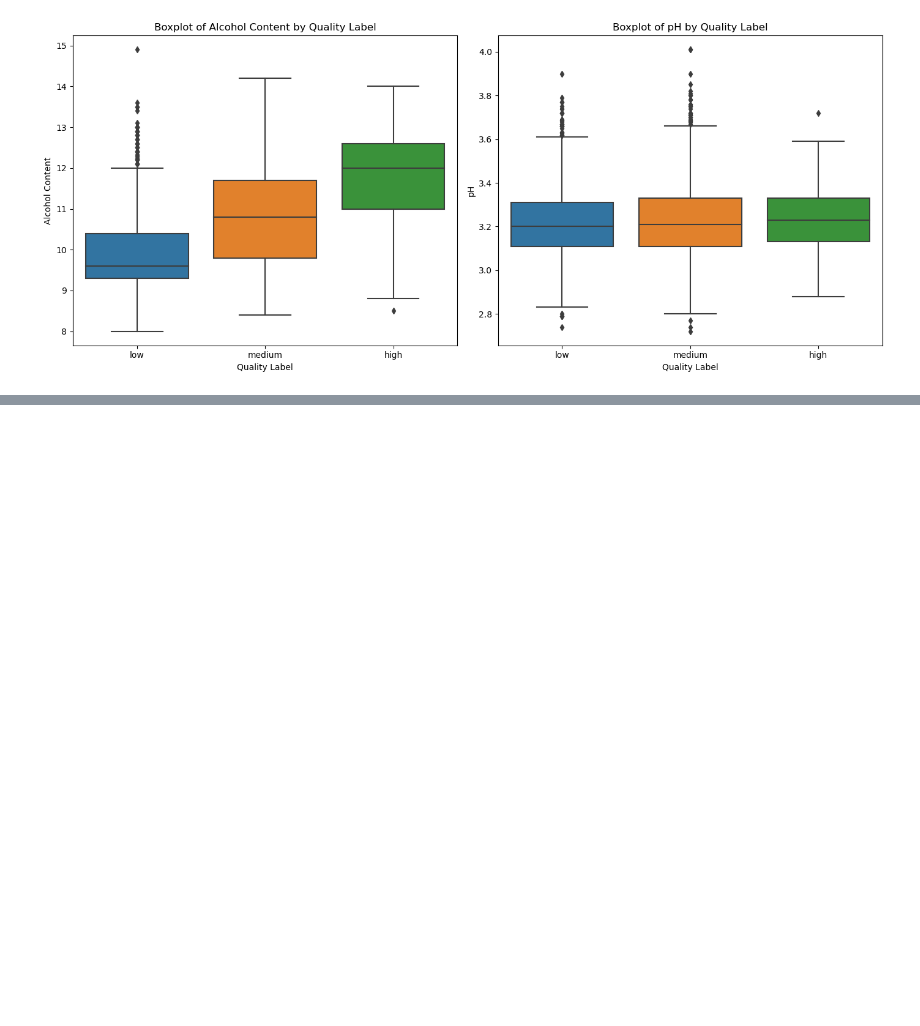
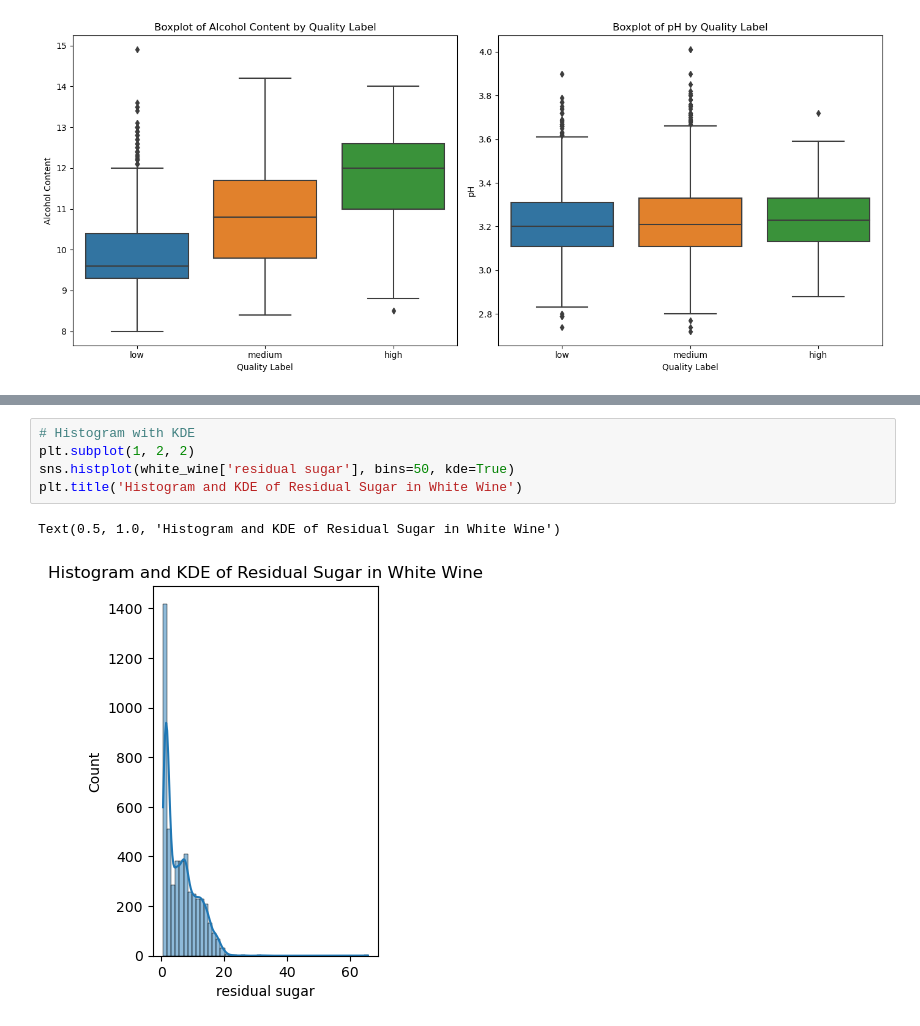
Before and after one commit to Paul-Sabin/BlueBerry-Winery, a Jupyter notebook: EDA_wine.ipynb, the cells around one changed output, grey strips where cells are left out. Cells and saved outputs as stored; diff of their text form; blank space fills up the shorter version.

```diff
--- a/EDA_wine.ipynb
+++ b/EDA_wine.ipynb
@@ -288,0 +309,8 @@ plt.show()
+# %%
+# Histogram with KDE
+plt.subplot(1, 2, 2)
+sns.histplot(white_wine['residual sugar'], bins=50, kde=True)
+plt.title('Histogram and KDE of Residual Sugar in White Wine')
+# %% [output]
+Text(0.5, 1.0, 'Histogram and KDE of Residual Sugar in White Wine')
+[figure, added]
```
Also changed, not shown: parts of 15 cells of this notebook.
